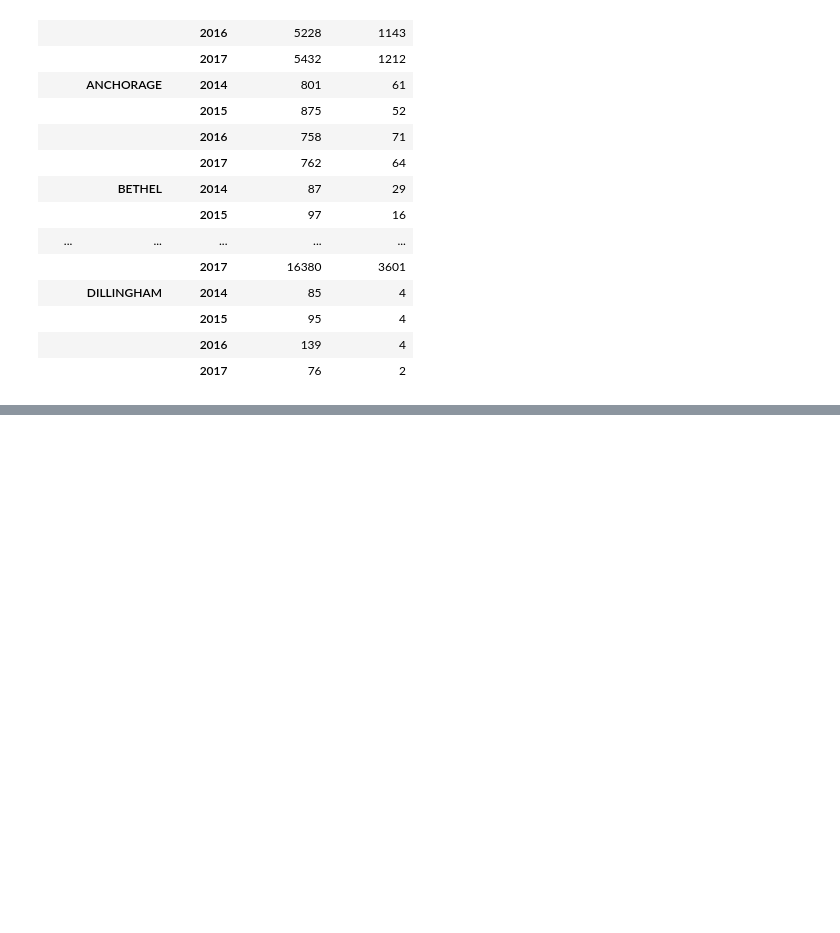
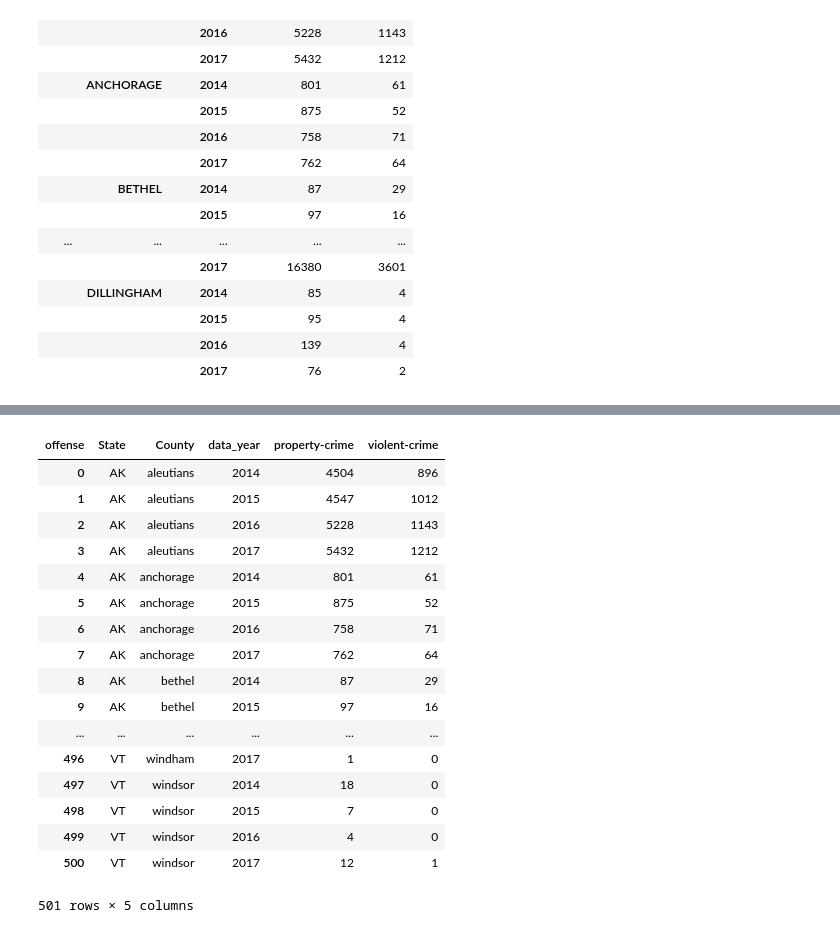
Before and after one commit to gilbertduenas/Data_Viz_Project, a Jupyter notebook: crime_explore/crime_analysis.ipynb, the cells around one changed output, grey strips where cells are left out. Drawn from its saved outputs; the diff is of its cells as text; code cells hidden in the pictures; blank space fills up the shorter version.

```diff
--- a/crime_explore/crime_analysis.ipynb
+++ b/crime_explore/crime_analysis.ipynb
@@ -336,0 +357,24 @@ table.head(20)
+# %%
+
+table['County'] = table['County'].apply(lambda x: x.lower())
+# table = table.reset_index()
+table
+# %% [output]
+| offense | State | County | data_year | property-crime | violent-crime |
+| 0 | AK | aleutians | 2014 | 4504 | 896 |
+| 1 | AK | aleutians | 2015 | 4547 | 1012 |
+| 2 | AK | aleutians | 2016 | 5228 | 1143 |
+| 3 | AK | aleutians | 2017 | 5432 | 1212 |
+| 4 | AK | anchorage | 2014 | 801 | 61 |
+| 5 | AK | anchorage | 2015 | 875 | 52 |
+| 6 | AK | anchorage | 2016 | 758 | 71 |
+| 7 | AK | anchorage | 2017 | 762 | 64 |
+| 8 | AK | bethel | 2014 | 87 | 29 |
+| 9 | AK | bethel | 2015 | 97 | 16 |
+| ... | ... | ... | ... | ... | ... |
+| 496 | VT | windham | 2017 | 1 | 0 |
+| 497 | VT | windsor | 2014 | 18 | 0 |
+| 498 | VT | windsor | 2015 | 7 | 0 |
+| 499 | VT | windsor | 2016 | 4 | 0 |
+| 500 | VT | windsor | 2017 | 12 | 1 |
+501 rows × 5 columns
```
Also changed, not shown: parts of 13 cells of this notebook, 6 other files.
